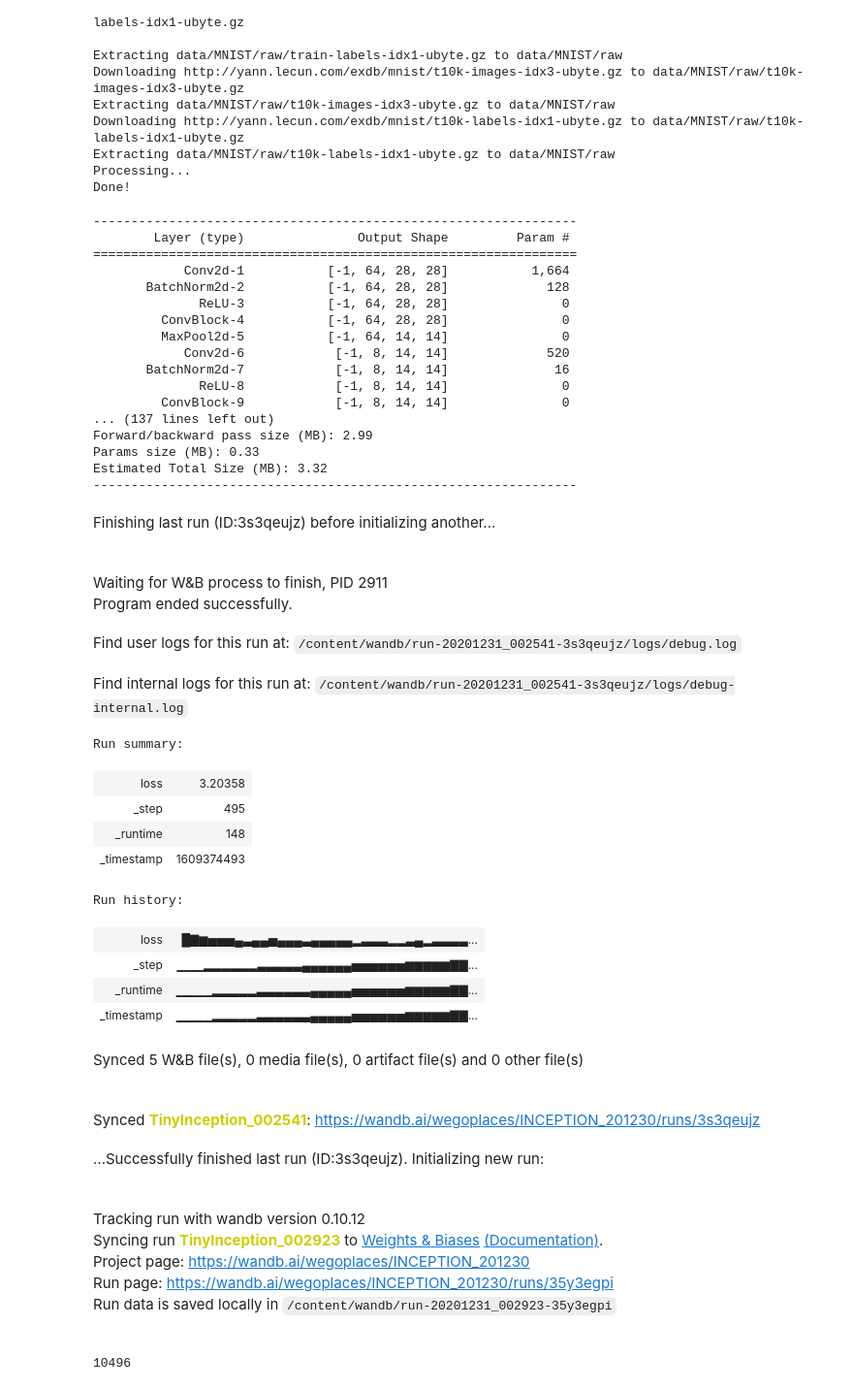
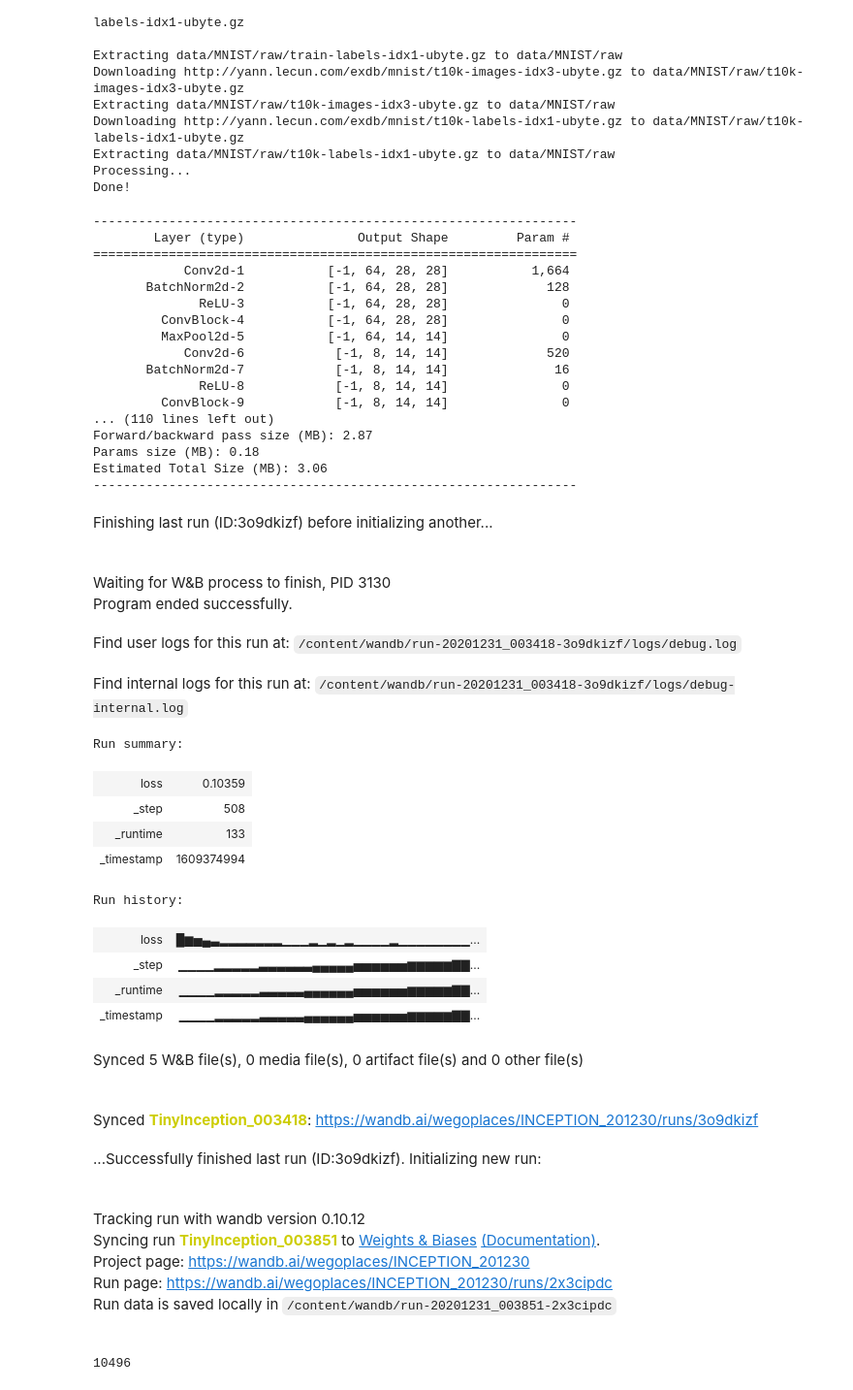
Before and after one commit to noallynoclan/colab, a Jupyter notebook: 201230_inception.ipynb, the cells around one changed output. Shown at 97% size. Cells and saved outputs as stored; diff of their text form; code cells hidden in the pictures.

```diff
--- a/201230_inception.ipynb
+++ b/201230_inception.ipynb
@@ -233,10 +233,9 @@ class Inception(nn.Module):
         self.inc_2 = InceptionBlock(32, 32)
         self.inc_3 = InceptionBlock(32, 64)
         self.inc_4 = InceptionBlock(64, 64)
-        self.inc_5 = InceptionBlock(64, 128)
-        self.avgp = nn.AvgPool2d(kernel_size=4)
+        self.avgp = nn.AvgPool2d(kernel_size=3, stride=2, padding=1)
         self.dout = nn.Dropout(p=0.4)
-        self.fc = nn.Linear(128, num_classes)
+        self.fc = nn.Linear(1024, num_classes)
         self.to(device)
 
     def forward(self, x):
@@ -247,59 +246,59 @@ class Inception(nn.Module):
         x = self.pool(x)
         x = self.inc_3(x)
         x = self.inc_4(x)
-        x = self.pool(x)
-        x = self.inc_5(x)
+        #print(x.shape)
         x = self.avgp(x)
+        #print(x.shape)
         x = x.reshape(x.shape[0], -1)
         x = self.dout(x)
         x = self.fc(x)
         return x
 
 model =  Inception(1, 10)
 summary(model, (1, 28, 28))
 train('TinyInception', model, train_loader)
 print(f'test: {accuracy(model, test_loader):.1%}')
 # %% [output]
 ----------------------------------------------------------------
         Layer (type)               Output Shape         Param #
 ================================================================
             Conv2d-1           [-1, 64, 28, 28]           1,664
        BatchNorm2d-2           [-1, 64, 28, 28]             128
               ReLU-3           [-1, 64, 28, 28]               0
          ConvBlock-4           [-1, 64, 28, 28]               0
          MaxPool2d-5           [-1, 64, 14, 14]               0
             Conv2d-6            [-1, 8, 14, 14]             520
        BatchNorm2d-7            [-1, 8, 14, 14]              16
               ReLU-8            [-1, 8, 14, 14]               0
          ConvBlock-9            [-1, 8, 14, 14]               0
-... (137 lines left out)
-Forward/backward pass size (MB): 2.99
-Params size (MB): 0.33
-Estimated Total Size (MB): 3.32
+... (110 lines left out)
+Forward/backward pass size (MB): 2.87
+Params size (MB): 0.18
+Estimated Total Size (MB): 3.06
 ----------------------------------------------------------------
-Finishing last run (ID:3s3qeujz) before initializing another...
+Finishing last run (ID:3o9dkizf) before initializing another...
-Waiting for W&B process to finish, PID 2911
+Waiting for W&B process to finish, PID 3130
 Program ended successfully.
-Find user logs for this run at: /content/wandb/run-20201231_002541-3s3qeujz/logs/debug.log
+Find user logs for this run at: /content/wandb/run-20201231_003418-3o9dkizf/logs/debug.log
-Find internal logs for this run at: /content/wandb/run-20201231_002541-3s3qeujz/logs/debug-internal.log
+Find internal logs for this run at: /content/wandb/run-20201231_003418-3o9dkizf/logs/debug-internal.log
 Run summary:
-| loss | 3.20358 |
-| _step | 495 |
-| _runtime | 148 |
-| _timestamp | 1609374493 |
+| loss | 0.10359 |
+| _step | 508 |
+| _runtime | 133 |
+| _timestamp | 1609374994 |
 Run history:
-| loss | █▇▆▅▅▅▄▃▄▄▅▄▄▄▃▄▄▄▄▄▂▃▃▃▂▂▃▄▂▃▃▃▃... |
-| _step | ▁▁▁▂▂▂▂▂▂▃▃▃▃▃▄▄▄▄▄▄▅▅▅▅▅▅▆▆▆▆▆▇▇... |
-| _runtime | ▁▁▁▁▂▂▂▂▂▃▃▃▃▃▃▄▄▄▄▄▅▅▅▅▅▅▆▆▆▆▆▇▇... |
-| _timestamp | ▁▁▁▁▂▂▂▂▂▃▃▃▃▃▃▄▄▄▄▄▅▅▅▅▅▅▆▆▆▆▆▇▇... |
+| loss | █▆▅▄▃▂▂▂▂▂▂▂▁▁▁▂▁▂▁▂▁▁▁▁▂▁▁▁▁▁▁▁▁... |
+| _step | ▁▁▁▁▂▂▂▂▂▃▃▃▃▃▃▄▄▄▄▄▅▅▅▅▅▅▆▆▆▆▆▇▇... |
+| _runtime | ▁▁▁▁▂▂▂▂▂▃▃▃▃▃▄▄▄▄▄▄▅▅▅▅▅▅▆▆▆▆▆▇▇... |
+| _timestamp | ▁▁▁▁▂▂▂▂▂▃▃▃▃▃▄▄▄▄▄▄▅▅▅▅▅▅▆▆▆▆▆▇▇... |
 Synced 5 W&B file(s), 0 media file(s), 0 artifact file(s) and 0 other file(s)
-Synced TinyInception_002541: https://wandb.ai/wegoplaces/INCEPTION_201230/runs/3s3qeujz
+Synced TinyInception_003418: https://wandb.ai/wegoplaces/INCEPTION_201230/runs/3o9dkizf
-...Successfully finished last run (ID:3s3qeujz). Initializing new run:
+...Successfully finished last run (ID:3o9dkizf). Initializing new run:
 Tracking run with wandb version 0.10.12
-Syncing run TinyInception_002923 to Weights & Biases (Documentation).
+Syncing run TinyInception_003851 to Weights & Biases (Documentation).
 Project page: https://wandb.ai/wegoplaces/INCEPTION_201230
-Run page: https://wandb.ai/wegoplaces/INCEPTION_201230/runs/35y3egpi
-Run data is saved locally in /content/wandb/run-20201231_002923-35y3egpi
+Run page: https://wandb.ai/wegoplaces/INCEPTION_201230/runs/2x3cipdc
+Run data is saved locally in /content/wandb/run-20201231_003851-2x3cipdc
 # %%
 x = torch.randn(3, 3, 28, 28)
 sum([x.numel() for x in m.parameters()])
```
